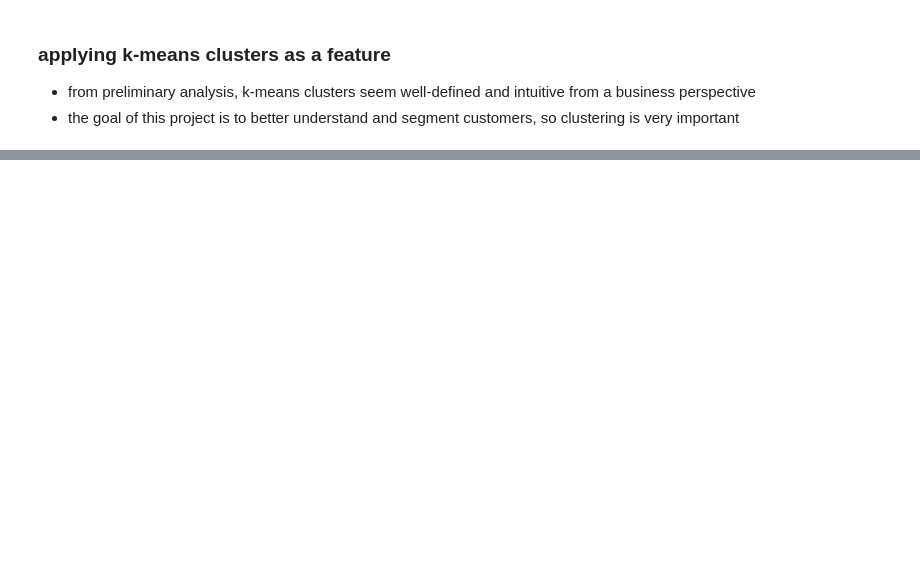
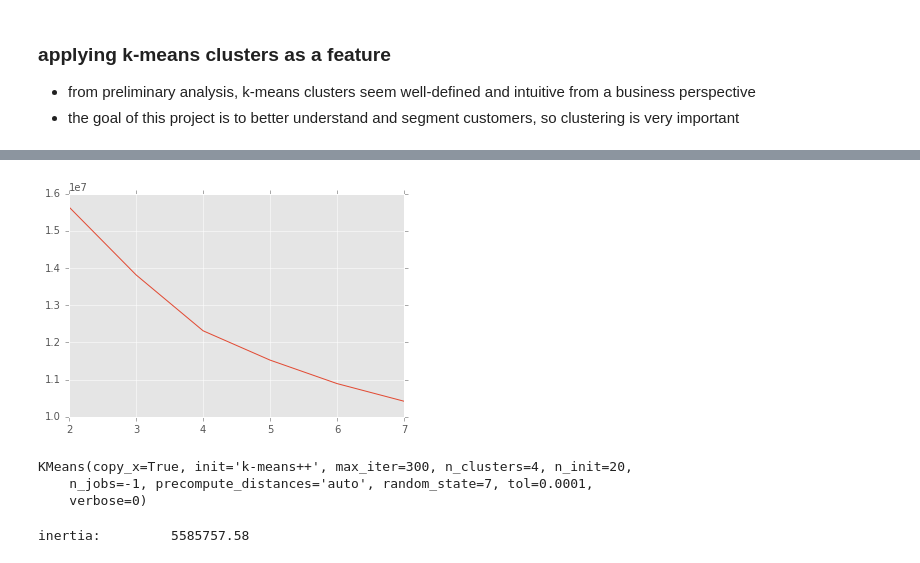
Before and after one commit to zenyui/ga-portfolio, a Jupyter notebook: project/zenyui_repeatly.ipynb, the cells around one changed output, grey strips where cells are left out. Cells and saved outputs as stored; diff of their text form; code cells hidden in the pictures; blank space fills up the shorter version.

Commit message:
finished clusters

```diff
--- a/project/zenyui_repeatly.ipynb
+++ b/project/zenyui_repeatly.ipynb
@@ -326,15 +313,27 @@ Xcorr.where((Xcorr >.5) & (Xcorr < 1),'')
+# %%
+# split into test/train sets
+X_train, X_test, y_train, y_test = train_test_split(X, y, test_size=0.25, random_state=7)
+cv = ShuffleSplit(X_train.shape[0], n_iter=10, test_size=0.25, random_state=7)
 # %% [markdown]
 ### applying k-means clusters as a feature
 - from preliminary analysis, k-means clusters seem well-defined and intuitive from a business perspective
 - the goal of this project is to better understand and segment customers, so clustering is very important
+# %%
+km_drop_cols = ['TicketTime', 'GiftCardLines', 'NetAmount','DiscountAmount','TicketMonthDecimal', 'WeekdayNumber']
+X_train_km = X_train.drop(km_drop_cols, axis=1).copy()
+X_test_km = X_test.drop(km_drop_cols, axis=1).copy()
+# %%
+# scale features for k-means cluster
+scale = StandardScaler()
+scale.fit(X_train_km)
+X_train_km_std = scale.transform(X_train_km)
+X_test_km_std = scale.transform(X_test_km)
 # %%
 # finding the elbow plotting inertia
 k = []
 i = []
-for n in range(1,20):
-    km2 = KMeans(n_clusters=n)
-    km2.fit(X_train)
+for n in range(1,15):
+    km2 = KMeans(n_clusters=n, n_jobs=-1, random_state=7)
+    km2.fit(X_train_km)
     k.append(n)
     i.append(km2.inertia_)
-
-plt.plot(k, i);
@@ -340,0 +345,18 @@ plt.plot(k, i);
+# %%
+# plotting clusters vs inertia, zoomed in to see elbow at 4 clusters
+plt.plot(k[1:7], i[1:7]);
+# %% [output]
+[figure, added]
+# %%
+# create kmeans with 4 clusters, get cluster labels
+km = KMeans(n_clusters=4, n_init=20, n_jobs=-1, random_state=7)
+km.fit(X_train_km_std)
+# %% [output]
+KMeans(copy_x=True, init='k-means++', max_iter=300, n_clusters=4, n_init=20,
+    n_jobs=-1, precompute_distances='auto', random_state=7, tol=0.0001,
+    verbose=0)
+# %%
+# get specific inertia
+print('inertia:\t {:.2f}'.format(km.inertia_))
+# %% [output]
+inertia:         5585757.58
```
Also changed, not shown: parts of 17 cells of this notebook.
